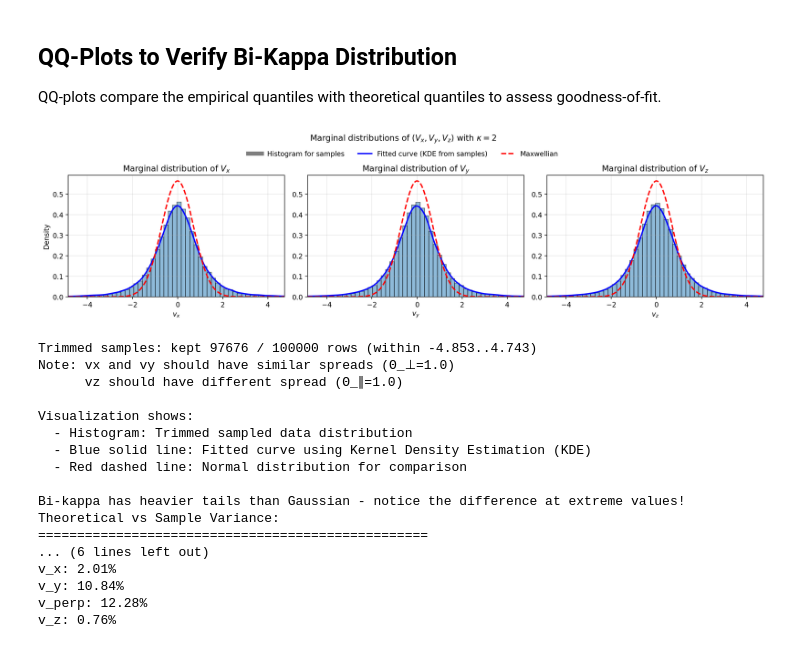
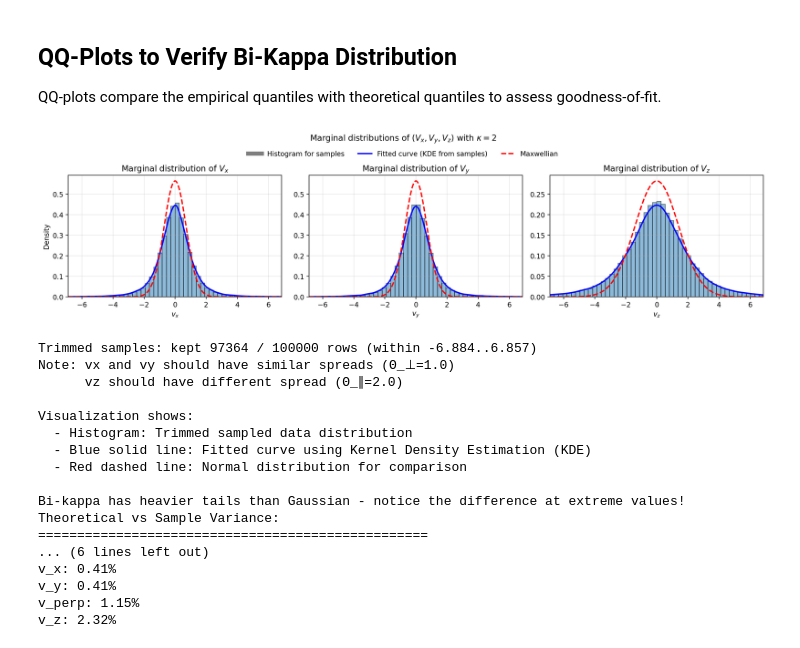
Before and after one commit to KehengZhu/bi-kappa-distribution-sampling, a Jupyter notebook: python/bi-kappa sampling.ipynb, the cells around one changed output. Drawn from its saved outputs; the diff is of its cells as text; code cells hidden in the pictures.

```diff
--- a/python/bi-kappa sampling.ipynb
+++ b/python/bi-kappa sampling.ipynb
@@ -521,17 +521,17 @@ def qqplot_samples(samples, kappa, theta_perp, theta_para, dpi=200, save=True, a
 # %%
 # Set parameters
 kappa = 2         # Shape parameter (must be > 0.5)
 theta_perp = 1.0     # Perpendicular temperature
-theta_para = 1.0     # Parallel temperature (anisotropic case)
+theta_para = 2.0     # Parallel temperature (anisotropic case)
 samples_cpp = np.loadtxt('../cpp/samples_bikappa.txt')
 visualize_samples(samples_cpp, kappa, theta_perp, theta_para)
 verify_samples(samples_cpp, kappa, theta_perp, theta_para)
 # qqplot_samples(samples_cpp, kappa, theta_perp, theta_para, add_bimaxwellian=True)
 # %% [output]
-[figure, old version]
+[figure, new version]
-Trimmed samples: kept 97676 / 100000 rows (within -4.853..4.743)
+Trimmed samples: kept 97364 / 100000 rows (within -6.884..6.857)
 Note: vx and vy should have similar spreads (Θ_⊥=1.0)
-      vz should have different spread (Θ_∥=1.0)
+      vz should have different spread (Θ_∥=2.0)
 
 Visualization shows:
   - Histogram: Trimmed sampled data distribution
@@ -542,7 +542,7 @@ Bi-kappa has heavier tails than Gaussian - notice the difference at extreme valu
 Theoretical vs Sample Variance:
 ==================================================
 ... (6 lines left out)
-v_x: 2.01%
-v_y: 10.84%
-v_perp: 12.28%
-v_z: 0.76%
+v_x: 0.41%
+v_y: 0.41%
+v_perp: 1.15%
+v_z: 2.32%
```
Also changed, not shown: 7 other files.
